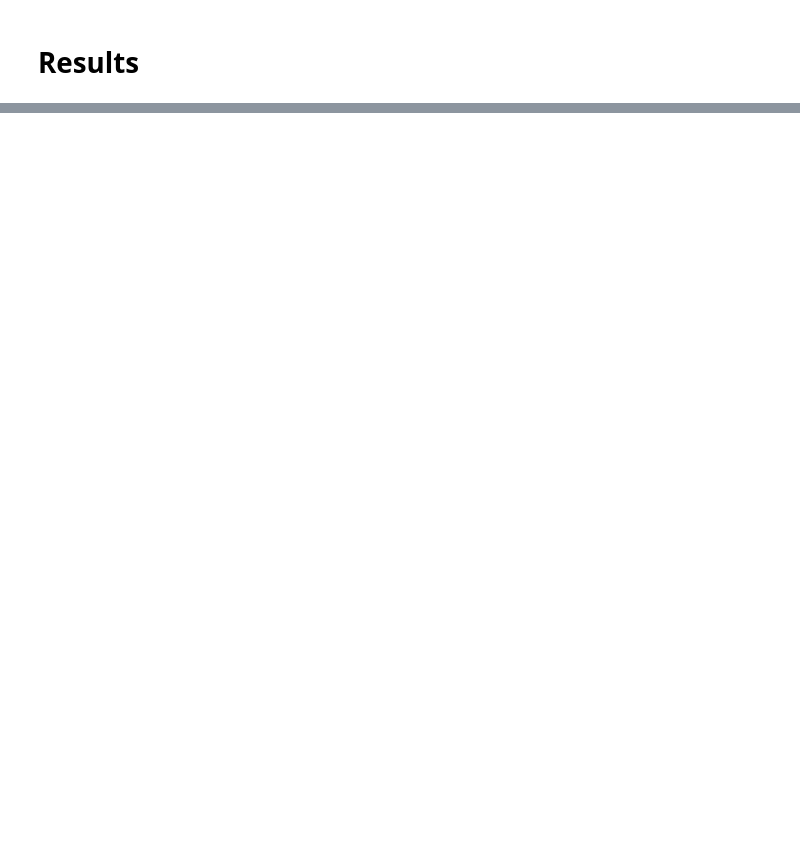
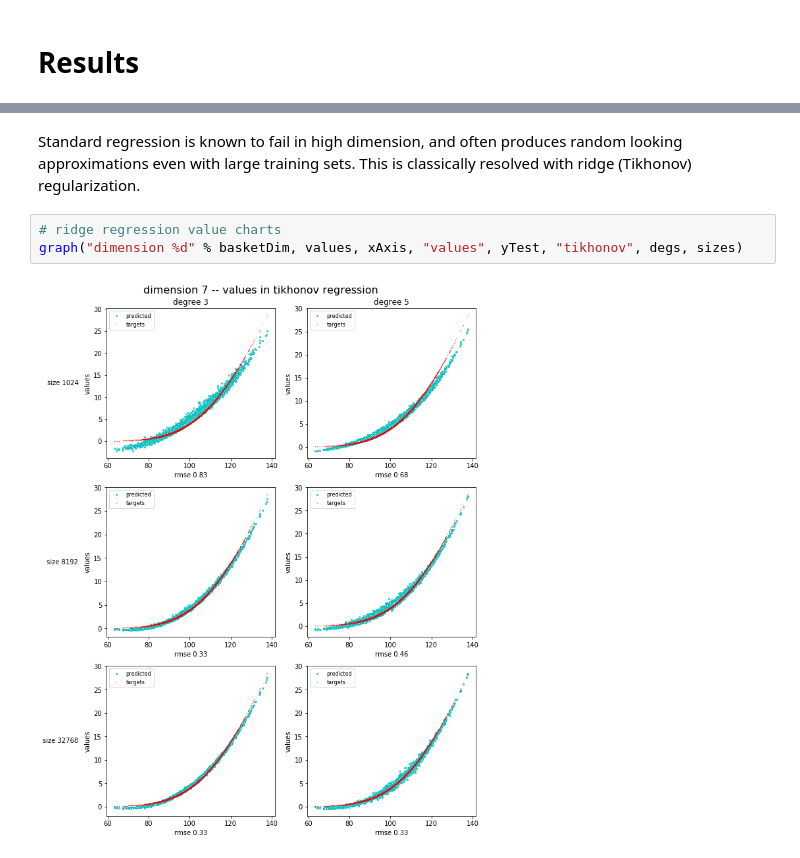
Before and after one commit to differential-machine-learning/notebooks, a Jupyter notebook: DifferentialRegression.ipynb, the cells around one changed output, grey strips where cells are left out. Saved outputs shown, nothing was run; the diff lists cells and outputs as text; blank space fills up the shorter version.

```diff
--- a/DifferentialRegression.ipynb
+++ b/DifferentialRegression.ipynb
@@ -448,0 +468,7 @@ graph("dimension %d" % basketDim, values, xAxis, "", "values", yTest, "standard"
+# %% [markdown]
+Standard regression is known to fail in high dimension, and often produces random looking approximations even with large training sets. This is classically resolved with ridge (Tikhonov) regularization.
+# %%
+# ridge regression value charts
+graph("dimension %d" % basketDim, values, xAxis, "values", yTest, "tikhonov", degs, sizes)
+# %% [output]
+[figure, added]
```
Also changed, not shown: parts of 18 cells of this notebook.
